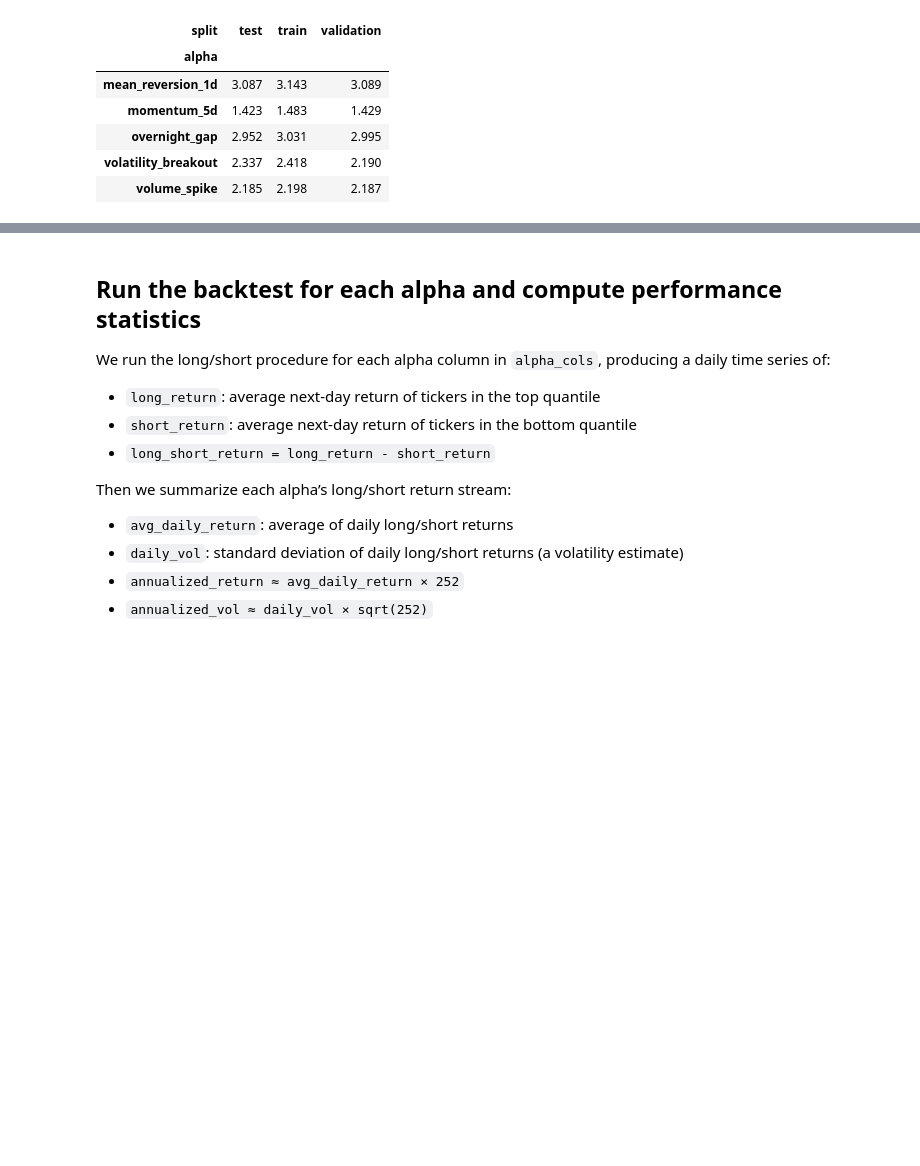
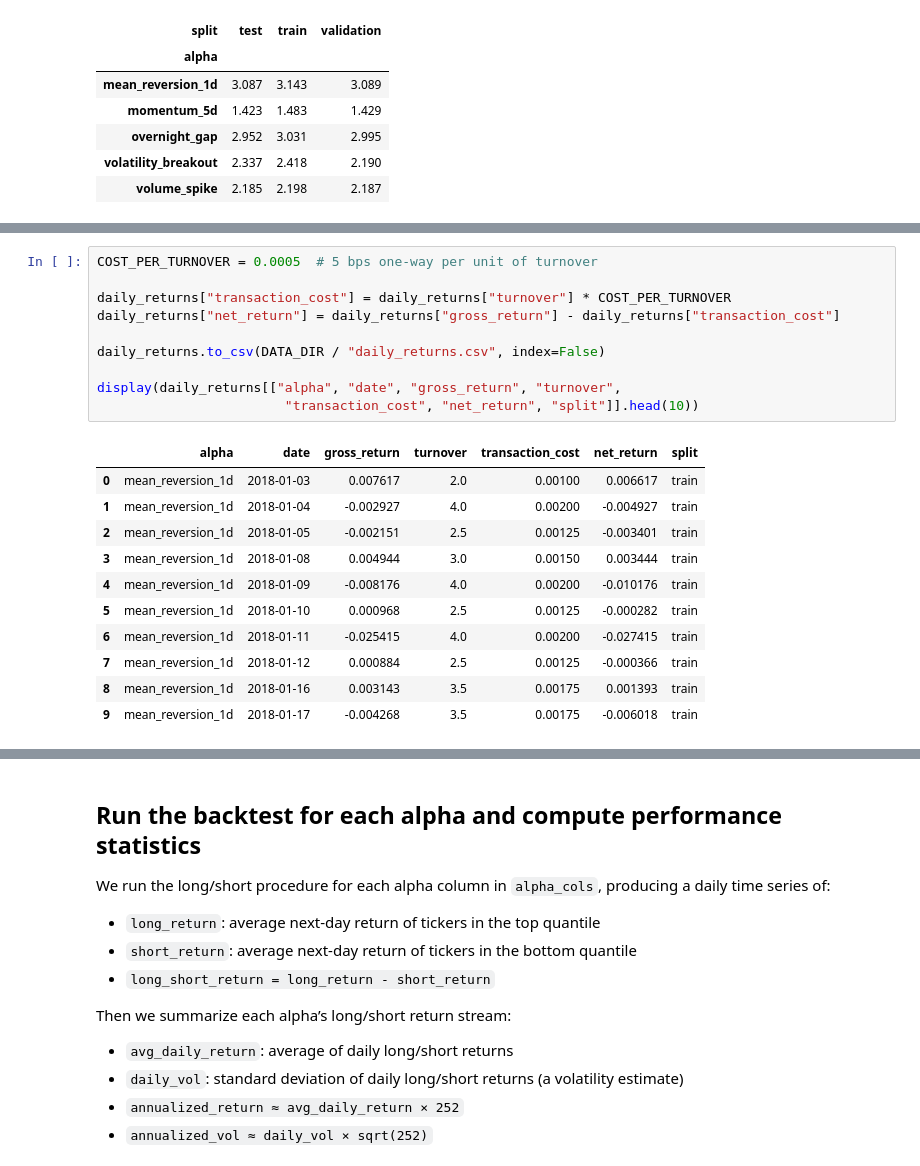
Before and after one commit to jinhanjinhan/AlphaForge-AI, a Jupyter notebook: notebooks/02_alpha_eval_with_splits_and_costs.ipynb, the cells around one changed output, grey strips where cells are left out. Drawn from its saved outputs; the diff is of its cells as text; blank space fills up the shorter version.

```diff
--- a/notebooks/02_alpha_eval_with_splits_and_costs.ipynb
+++ b/notebooks/02_alpha_eval_with_splits_and_costs.ipynb
@@ -680,0 +707,22 @@ display(
+# %%
+COST_PER_TURNOVER = 0.0005  # 5 bps one-way per unit of turnover
+
+daily_returns["transaction_cost"] = daily_returns["turnover"] * COST_PER_TURNOVER
+daily_returns["net_return"] = daily_returns["gross_return"] - daily_returns["transaction_cost"]
+
+daily_returns.to_csv(DATA_DIR / "daily_returns.csv", index=False)
+
+display(daily_returns[["alpha", "date", "gross_return", "turnover",
+                        "transaction_cost", "net_return", "split"]].head(10))
+# %% [output]
+|  | alpha | date | gross_return | turnover | transaction_cost | net_return | split |
+| 0 | mean_reversion_1d | 2018-01-03 | 0.007617 | 2.0 | 0.00100 | 0.006617 | train |
+| 1 | mean_reversion_1d | 2018-01-04 | -0.002927 | 4.0 | 0.00200 | -0.004927 | train |
+| 2 | mean_reversion_1d | 2018-01-05 | -0.002151 | 2.5 | 0.00125 | -0.003401 | train |
+| 3 | mean_reversion_1d | 2018-01-08 | 0.004944 | 3.0 | 0.00150 | 0.003444 | train |
+| 4 | mean_reversion_1d | 2018-01-09 | -0.008176 | 4.0 | 0.00200 | -0.010176 | train |
+| 5 | mean_reversion_1d | 2018-01-10 | 0.000968 | 2.5 | 0.00125 | -0.000282 | train |
+| 6 | mean_reversion_1d | 2018-01-11 | -0.025415 | 4.0 | 0.00200 | -0.027415 | train |
+| 7 | mean_reversion_1d | 2018-01-12 | 0.000884 | 2.5 | 0.00125 | -0.000366 | train |
+| 8 | mean_reversion_1d | 2018-01-16 | 0.003143 | 3.5 | 0.00175 | 0.001393 | train |
+| 9 | mean_reversion_1d | 2018-01-17 | -0.004268 | 3.5 | 0.00175 | -0.006018 | train |
```
Also changed, not shown: parts of 7 cells of this notebook, 5 other files.
